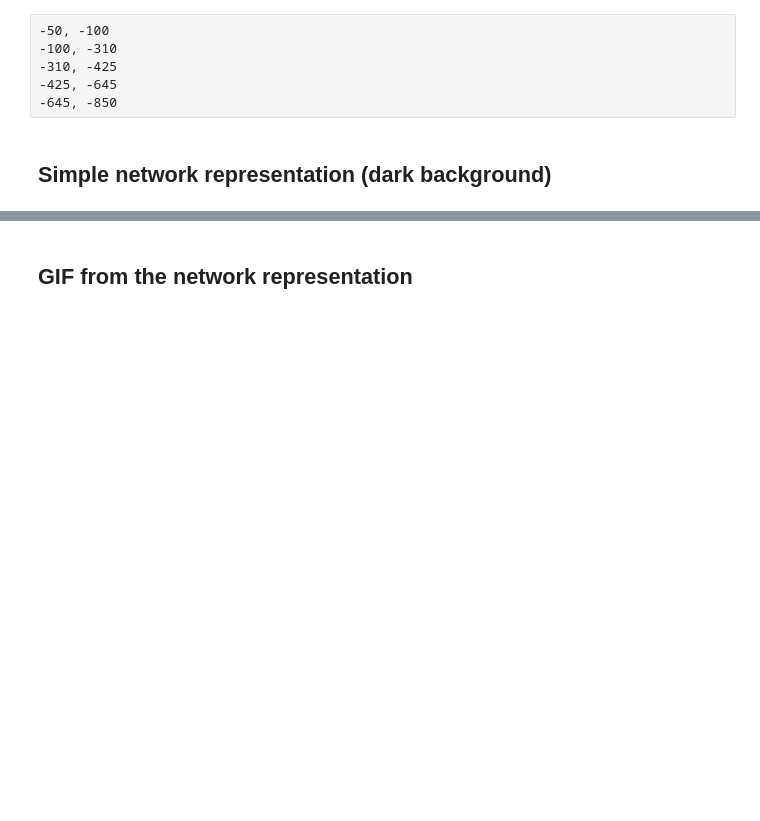
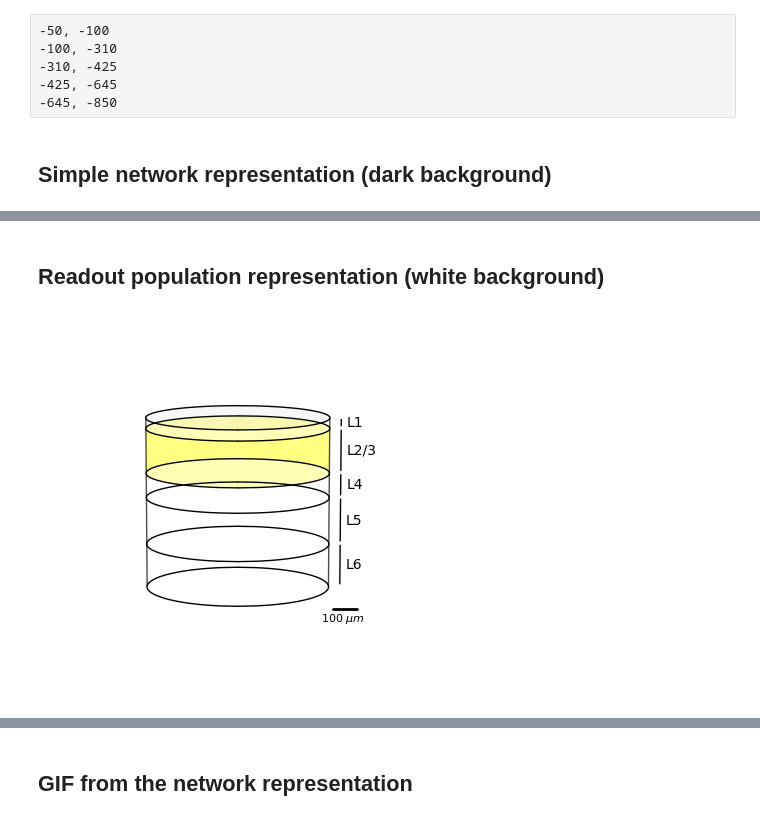
Before and after one commit to JavierGalvan9/Billeh_model_opposing_responses, a Jupyter notebook: Predictive_coding_experiments/model_representation.ipynb, the cells around one changed output, grey strips where cells are left out. Drawn from its saved outputs; the diff is of its cells as text; code cells hidden in the pictures; blank space fills up the shorter version.

```diff
--- a/Predictive_coding_experiments/model_representation.ipynb
+++ b/Predictive_coding_experiments/model_representation.ipynb
@@ -186,0 +221,64 @@ plt.savefig(os.path.join(images_path, "model_representation_white.png"), dpi=300
+# %% [markdown]
+## Readout population representation (white background)
+# %%
+sns.set(style="ticks", context="talk")
+# plt.style.use('classic')
+
+fig = plt.figure()
+ax = fig.add_subplot(projection='3d')
+
+x_circ = np.linspace(-400, 400, 100)
+z_circ = np.sqrt(400**2 - x_circ**2)
+x_vert = np.zeros((100))
+z_vert = 450*np.ones((100))
+R = np.linspace(0, 400, 100)
+u = np.linspace(0,  2*np.pi, 100)
+x = np.outer(R, np.cos(u))
+z = np.outer(R, np.sin(u))
+upper_limit = -50
+layer_limits = [-100, -310, -425, -645, -850]
+layers = ['L1', 'L2/3', 'L4', 'L5', 'L6']
+ax.plot(x_circ, z_circ, -50, color='black', linewidth=1, alpha=1)
+ax.plot(x_circ, -z_circ, -50, color='black', linewidth=1, alpha=1)
+ax.plot_surface(x,z,upper_limit*np.ones(x.shape), alpha=0.05, color='white', linewidth=0)
+
+for layer, lower_limit in zip(layers, layer_limits):
+    ax.plot(x_circ, z_circ, lower_limit, color='black', linewidth=1, alpha=1)
+    ax.plot(x_circ, -z_circ, lower_limit, color='black', linewidth=1, alpha=1)
+
+    # Lateral layers legend
+    ax.plot(np.zeros((100)), 450 * np.ones((100)), np.linspace(lower_limit + 10, upper_limit - 10, 100), color='black', linewidth=1, alpha=1)
+    ax.text(0, 475, np.mean([lower_limit, upper_limit]), layer, color='black', fontsize=10, verticalalignment='center')
+    upper_limit = lower_limit
+
+z_scale = np.linspace(400, 500, 100)
+x_scale = 450*np.ones(100)
+y_scale = -850*np.ones(100)
+ax.plot(x_scale, z_scale, y_scale, color='black', linewidth=2, alpha=1)
+ax.text(670, 430, -850, r'100 $\mu m$', color='black', fontsize=8, horizontalalignment='center')
+
+# Vertical bars from the cylinder
+y = np.linspace(-50, -850, 100)
+x = np.zeros(100)
+z = 400*np.ones(100)
+ax.plot(x, z, y, color='black', linewidth=1, alpha=0.7)
+ax.plot(x, -z, y, color='black', linewidth=1, alpha=0.7)
+
+us = np.linspace(np.pi, 3 * np.pi, 1000)
+zs = np.linspace(-100, -310, 1000)
+us, zs = np.meshgrid(us, zs)
+xs = 400 * np.cos(us)
+ys = 400 * np.sin(us)
+ax.plot_surface(xs, ys, zs, alpha=0.3, color='yellow', linewidth=0, shade=False)
+
+#set lims to the axis
+plt.xlim(-500, 500)
+plt.ylim(-500, 500)
+
+plt.axis('off')
+ax.view_init(elev=10, azim=0)
+# plt.tight_layout()
+plt.savefig(os.path.join(images_path, "model_L23_highlighting.png"), dpi=300, transparent=True)
+plt.show()
+# %% [output]
+[figure, added]
```
Also changed, not shown: parts of 15 cells of this notebook, 7 other files.
